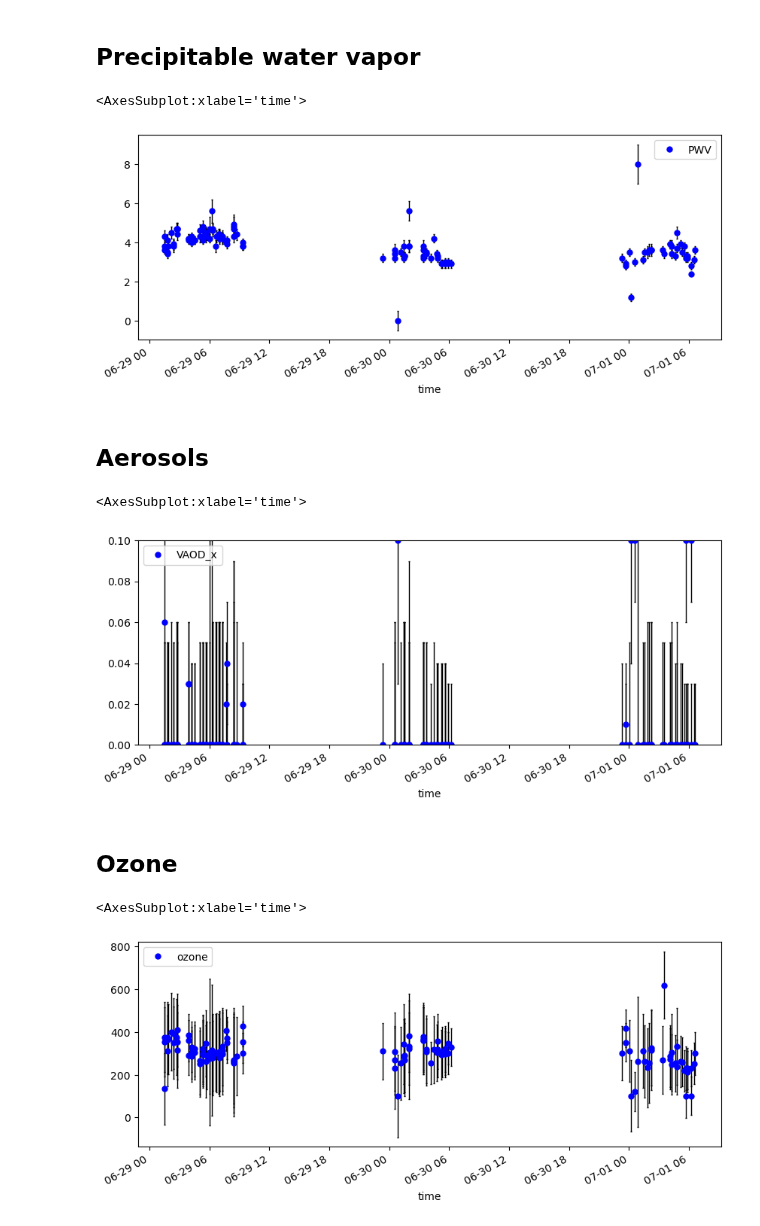
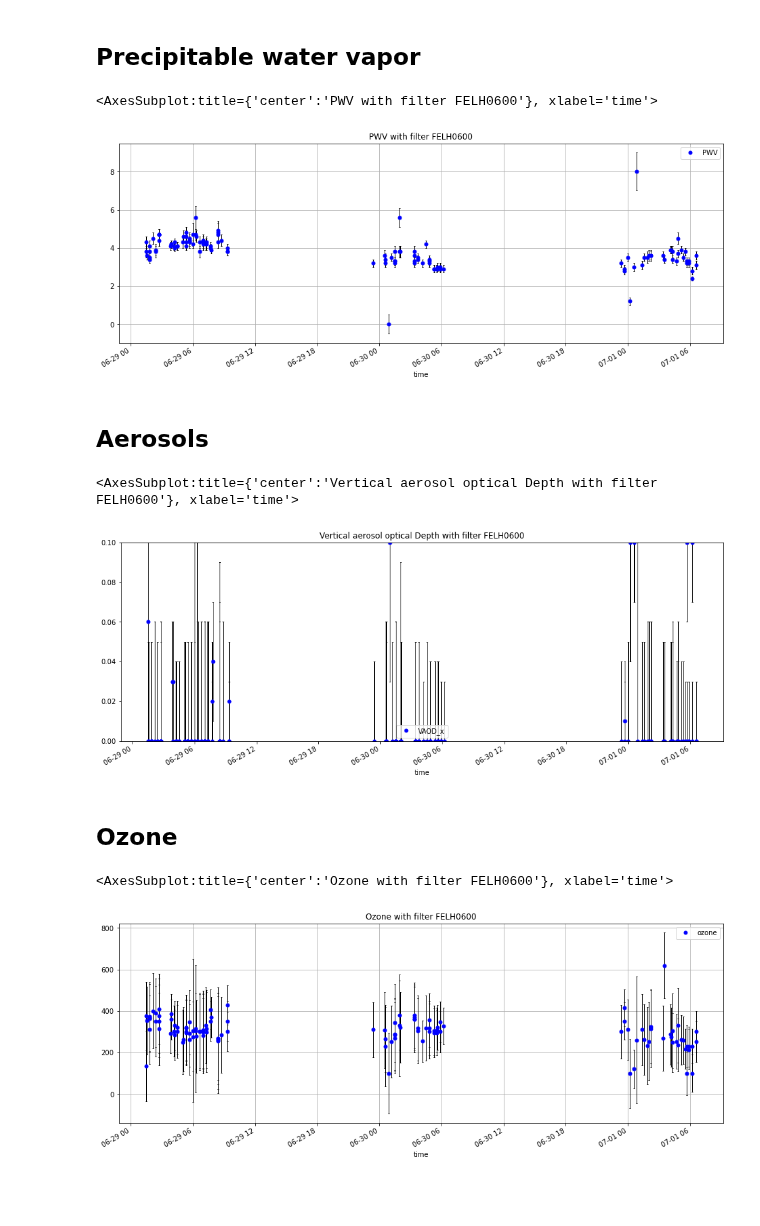
Before and after one commit to sylvielsstfr/GMAOMERRA2, a Jupyter notebook: AnalysisAuxtel/2022/AtmosphericEstimationAuxtel2022.ipynb, the cells around one changed output. Saved outputs shown, nothing was run; the diff lists cells and outputs as text; code cells hidden in the pictures; blank space fills up the shorter version.

```diff
--- a/AnalysisAuxtel/2022/AtmosphericEstimationAuxtel2022.ipynb
+++ b/AnalysisAuxtel/2022/AtmosphericEstimationAuxtel2022.ipynb
@@ -71,7 +95,14 @@ filters = set(df["FILTER"])
 all_filters = []
 all_indexes = []
 
-for filt in filters:
+for filt in ['FELH0600','empty_1',np.nan]:
     all_filters.append(filt)
-    indices = (df["FILTER"]==filt) & (df["chi2_y"]<20) & (df["chi2_x"]<20) & (df["reso [pix]"]<5) & (df["reso [pix]_err"]<5)
+    if filt == 'FELH0600':
+        indices = (df["FILTER"]==filt) & (df["chi2_y"]<20) & (df["chi2_x"]<20) & (df["reso [pix]"]<5) & (df["reso [pix]_err"]<5)
+    elif filt == 'empty_1':
+        indices = (df["FILTER"]==filt)
+    else:
+        indices = (df["FILTER"]==np.nan)
+
+
     all_indexes.append(indices)
@@ -84,2 +133,3 @@ all_filters
 # %%
-filter_index=2
+filter_index=0
+filter_name=all_filters[filter_index]
@@ -88,7 +252,7 @@ df=df.loc[all_indexes[filter_index]]
 # %%
 my_format = '%Y-%m-%d %H:%M:%S'
 # %%
-df_extract = df[["DATE-OBS","ozone","ozone_err","PWV","PWV_err","VAOD_x","VAOD_err_x","VAOD_y","VAOD_err_y"]]
+df_extract = df[["DATE-OBS","FILTER","ozone","ozone_err","PWV","PWV_err","VAOD_x","VAOD_err_x","VAOD_y","VAOD_err_y"]]
 # %%
 df_extract["time"] = [ pd.to_datetime(thedatetime,format=my_format) for thedatetime in df_extract['DATE-OBS'].values]
 # %% [output]
@@ -126,13 +307,15 @@ df_extract
 # %% [markdown]
 ## Precipitable water vapor
+# %%
+title=f"PWV with filter {filter_name}"
 # %%
-df_extract.plot(y='PWV',yerr="PWV_err",marker='o',lw=0,color='blue',ms=5,ecolor="k",elinewidth=1,capsize = 1, capthick = 1,figsize=(10,4))
+df_extract.plot(y='PWV',yerr="PWV_err",marker='o',lw=0,color='blue',ms=5,ecolor="k",elinewidth=1,capsize = 1, capthick = 1,figsize=(16,6),title=title,grid=True)
 #df_extract.plot(y='PWV',yerr="PWV_err",marker='o',lw=0,color='blue',ecolor="k",elinewidth=1,figsize=(10,4))
 #OR
 #plt.plot(data.index, data.amount)
 # %% [output]
-<AxesSubplot:xlabel='time'>
+<AxesSubplot:title={'center':'PWV with filter FELH0600'}, xlabel='time'>
-[figure, old version]
+[figure, new version]
 # %%
 #from datetime import datetime
 #t1 = pd.DatetimeIndex(data='2022-03-00 00:00:00', '%Y-%m-%d %H:%M:%S')
@@ -149,10 +334,10 @@ df_extract.plot(y='PWV',yerr="PWV_err",marker='o',lw=0,color='blue',ms=5,ecolor=
 # %%
-df_extract.plot(y='VAOD_x',yerr='VAOD_err_x',marker='o',lw=0,color='blue',ms=5,figsize=(10,4),ylim=(0,.1),ecolor="k",elinewidth=1,capsize = 1, capthick = 1)
+df_extract.plot(y='VAOD_x',yerr='VAOD_err_x',marker='o',lw=0,color='blue',ms=5,figsize=(16,6),ylim=(0,.1),ecolor="k",elinewidth=1,capsize = 1, capthick = 1,title=title)
 
 #OR
 #plt.plot(data.index, data.amount)
 # %% [output]
-<AxesSubplot:xlabel='time'>
+<AxesSubplot:title={'center':'Vertical aerosol optical Depth with filter FELH0600'}, xlabel='time'>
-[figure, old version]
+[figure, new version]
 # %% [markdown]
 ## Ozone
@@ -159,5 +346,5 @@ df_extract.plot(y='VAOD_x',yerr='VAOD_err_x',marker='o',lw=0,color='blue',ms=5,f
 # %%
-df_extract.plot(y='ozone',yerr="ozone_err",marker='o',lw=0,ecolor="k",color='blue',ms=5,elinewidth=1,capsize = 1, capthick = 1,figsize=(10,4))
+df_extract.plot(y='ozone',yerr="ozone_err",marker='o',lw=0,ecolor="k",color='blue',ms=5,elinewidth=1,capsize = 1, capthick = 1,figsize=(16,6),title=title,grid=True)
 # %% [output]
-<AxesSubplot:xlabel='time'>
+<AxesSubplot:title={'center':'Ozone with filter FELH0600'}, xlabel='time'>
-[figure, old version]
+[figure, new version]
```
Also changed, not shown: parts of 21 cells of this notebook.
